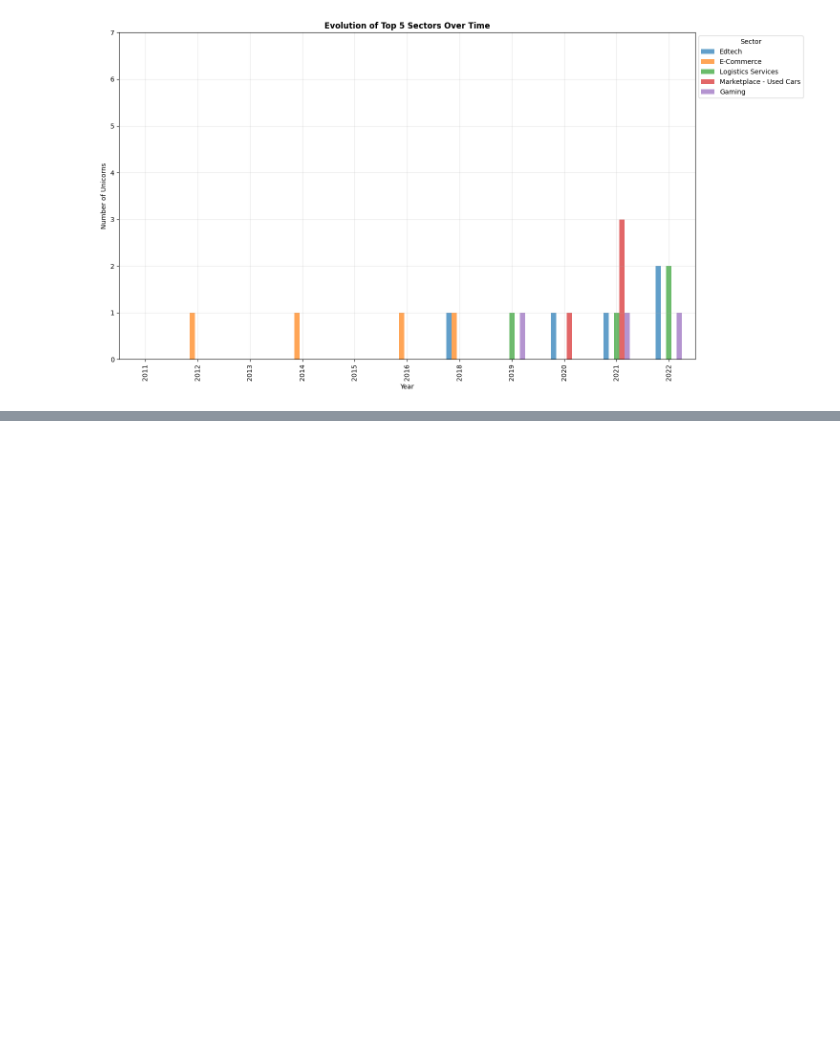
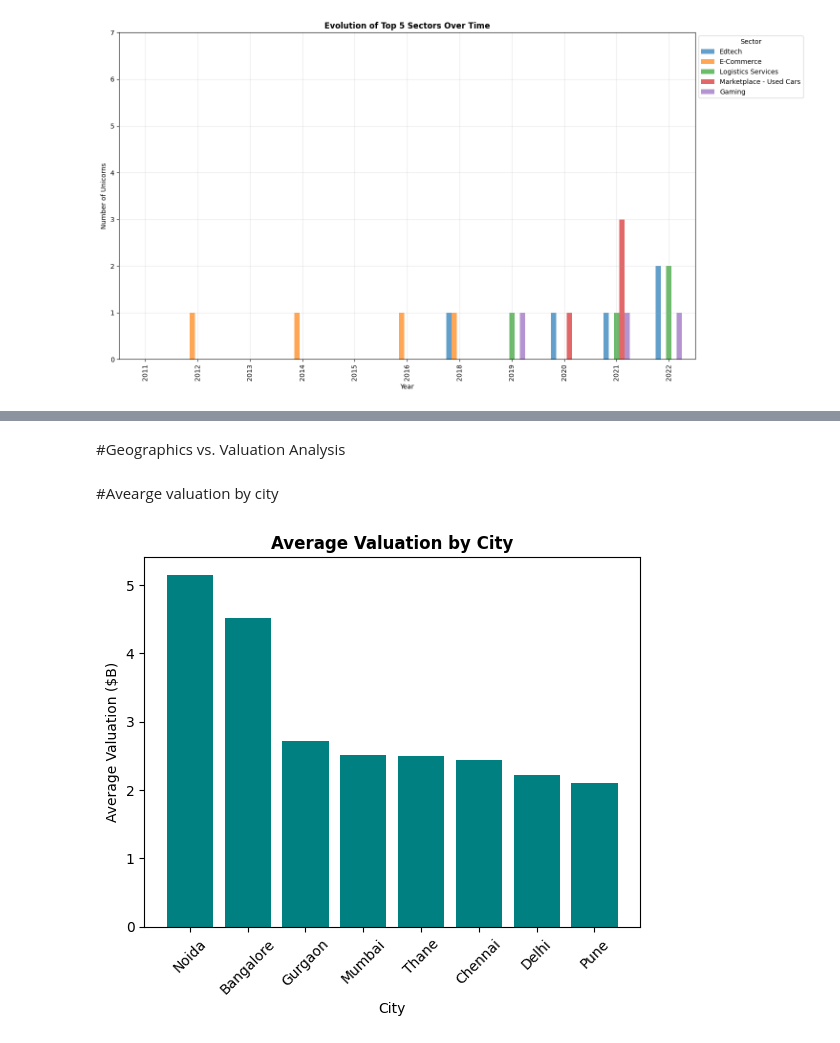
Before and after one commit to sindhuhavanagi17/python-ml, a Jupyter notebook: Starting_Funding_Analysis.ipynb, the cells around one changed output, grey strips where cells are left out. Saved outputs shown, nothing was run; the diff lists cells and outputs as text; code cells hidden in the pictures; blank space fills up the shorter version.

```diff
--- a/Starting_Funding_Analysis.ipynb
+++ b/Starting_Funding_Analysis.ipynb
@@ -363,0 +409,16 @@ display_k_sector_evolution(df,5)
+# %% [markdown]
+#Geographics vs. Valuation Analysis
+# %% [markdown]
+#Avearge valuation by city
+# %%
+city_valuation=df.groupby('Primary_city')['Valuation ($B)'].mean()
+city_valuation=city_valuation.sort_values(ascending=False).head(8)
+
+bars=plt.bar(city_valuation.index,city_valuation.values,color='teal')
+plt.title('Average Valuation by City',fontweight='bold')
+plt.xlabel('City')
+plt.ylabel('Average Valuation ($B)')
+plt.xticks(rotation=45)
+plt.show()
+# %% [output]
+[figure, added]
```
Also changed, not shown: parts of 20 cells of this notebook.
